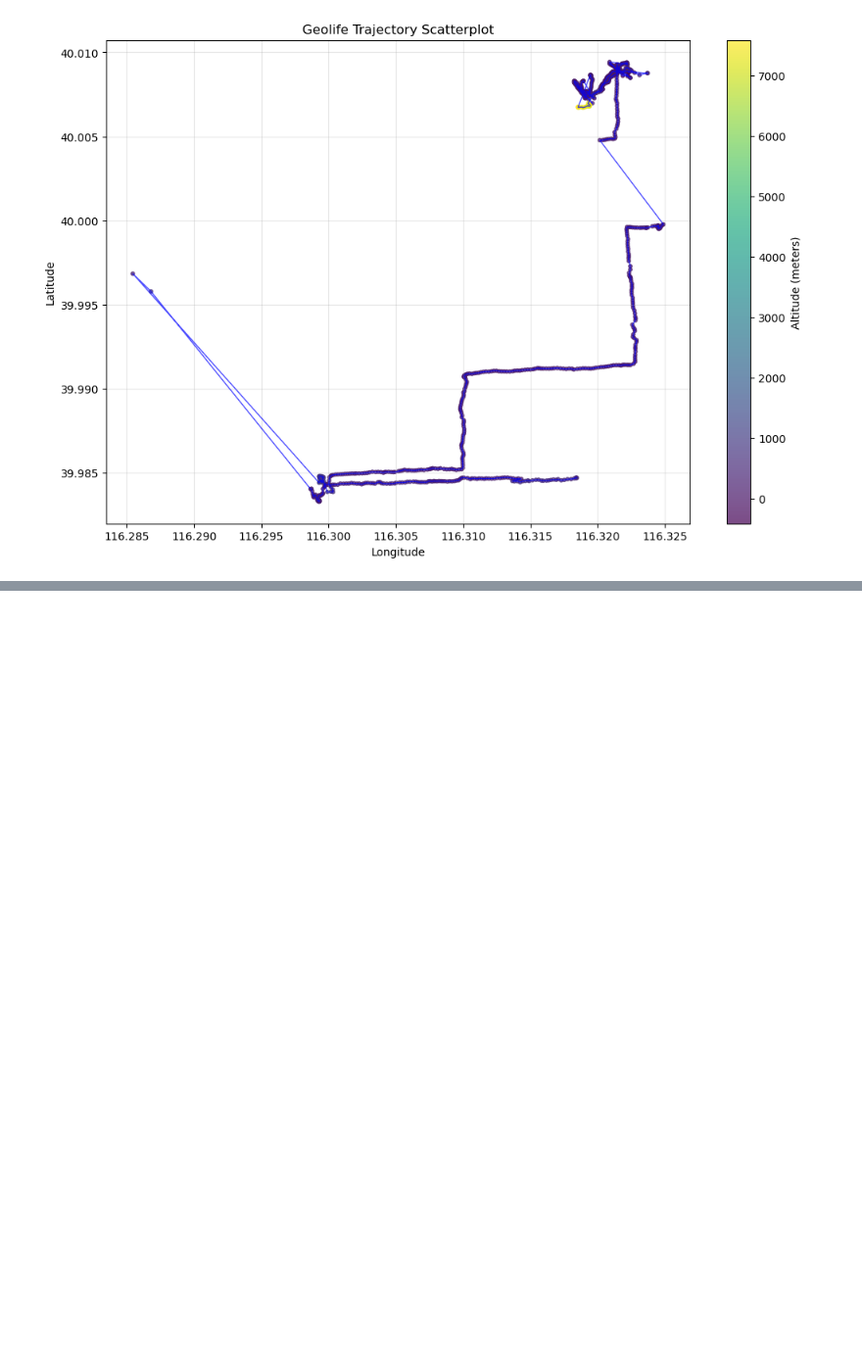
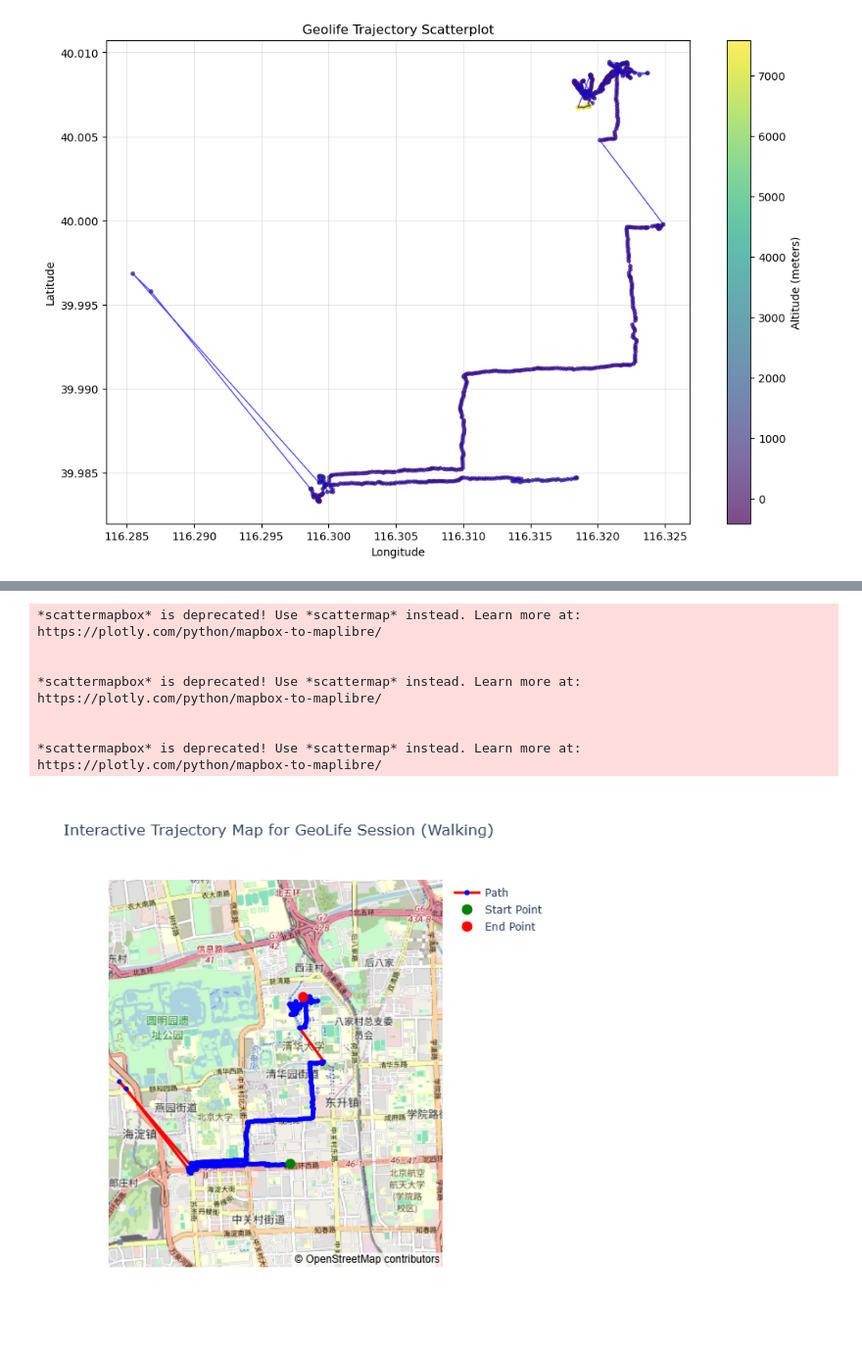
Before and after one commit to jaidenha/dementia_wandering_behavior, a Jupyter notebook: EDA/plt_visualization.ipynb, the cells around one changed output, grey strips where cells are left out. Shown at 98% size. Cells and saved outputs as stored; diff of their text form; code cells hidden in the pictures; blank space fills up the shorter version.

Commit message:
saved plt data to csv and also added plotly visualization implementation for interactive maps from plt data

```diff
--- a/EDA/plt_visualization.ipynb
+++ b/EDA/plt_visualization.ipynb
@@ -23,6 +24,9 @@ def load_plt_file(file_path):
         'time_string'
     ]
 
+    # create datetime object column
+    plt_df['timestamp'] = pd.to_datetime(plt_df['date_string'] + " " + plt_df['time_string'])
+
     return plt_df
 # %%
 # function for basic scatterplot with matplotlib
@@ -45,6 +46,7 @@ def trajectory_scatterplot(file_path, figsize = (12, 8), line_color = 'blue', po
 
     plt.show()
 # %%
-trajectory_scatterplot(r"../Data/GeoLife_Data/000/Trajectory/20081023025304.plt")
+plt_df_1 = load_plt_file(r"../Data/GeoLife_Data/000/Trajectory/20081023025304.plt")
+trajectory_scatterplot(plt_df_1)
 # %% [output]
 [figure]
@@ -50,0 +123,11 @@ trajectory_scatterplot(r"../Data/GeoLife_Data/000/Trajectory/20081023025304.plt"
+# %%
+path_map(plt_df_1)
+# %% [output]
+*scattermapbox* is deprecated! Use *scattermap* instead. Learn more at: https://plotly.com/python/mapbox-to-maplibre/
+
+
+*scattermapbox* is deprecated! Use *scattermap* instead. Learn more at: https://plotly.com/python/mapbox-to-maplibre/
+
+
+*scattermapbox* is deprecated! Use *scattermap* instead. Learn more at: https://plotly.com/python/mapbox-to-maplibre/
+[figure, added]
```
Also changed, not shown: parts of 4 cells of this notebook, 2 other files.
